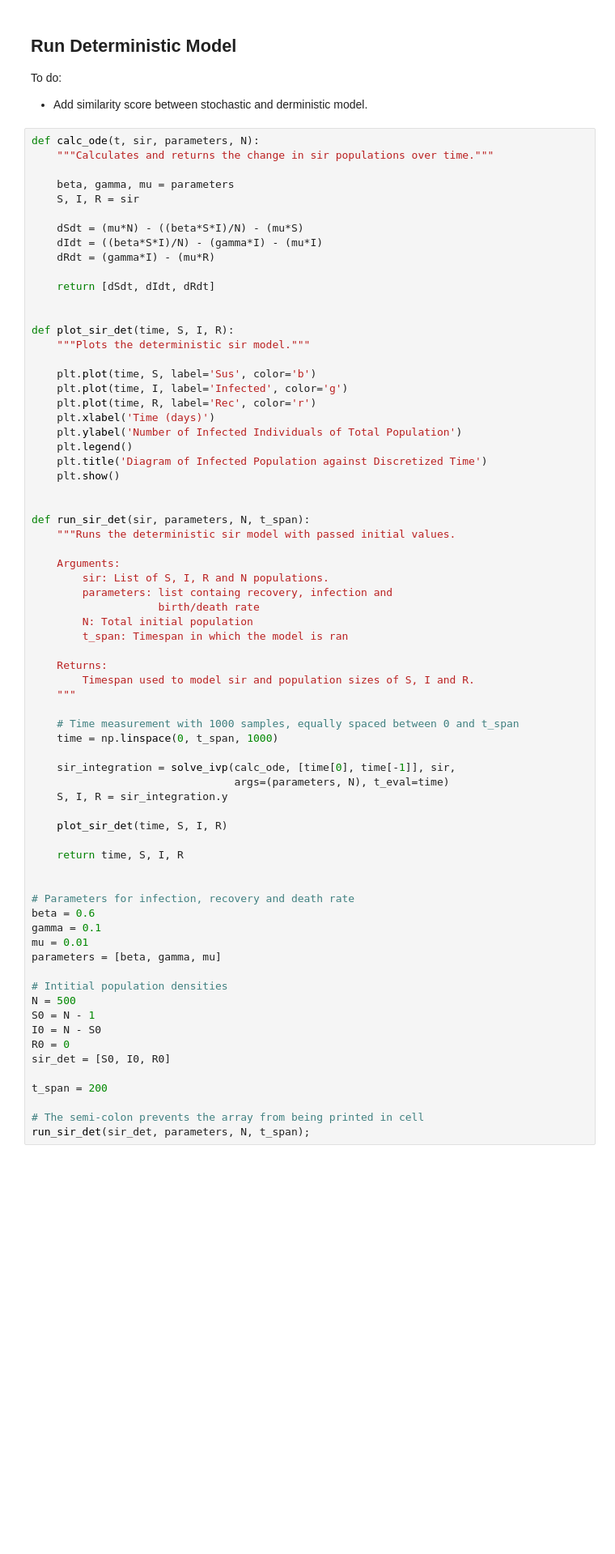
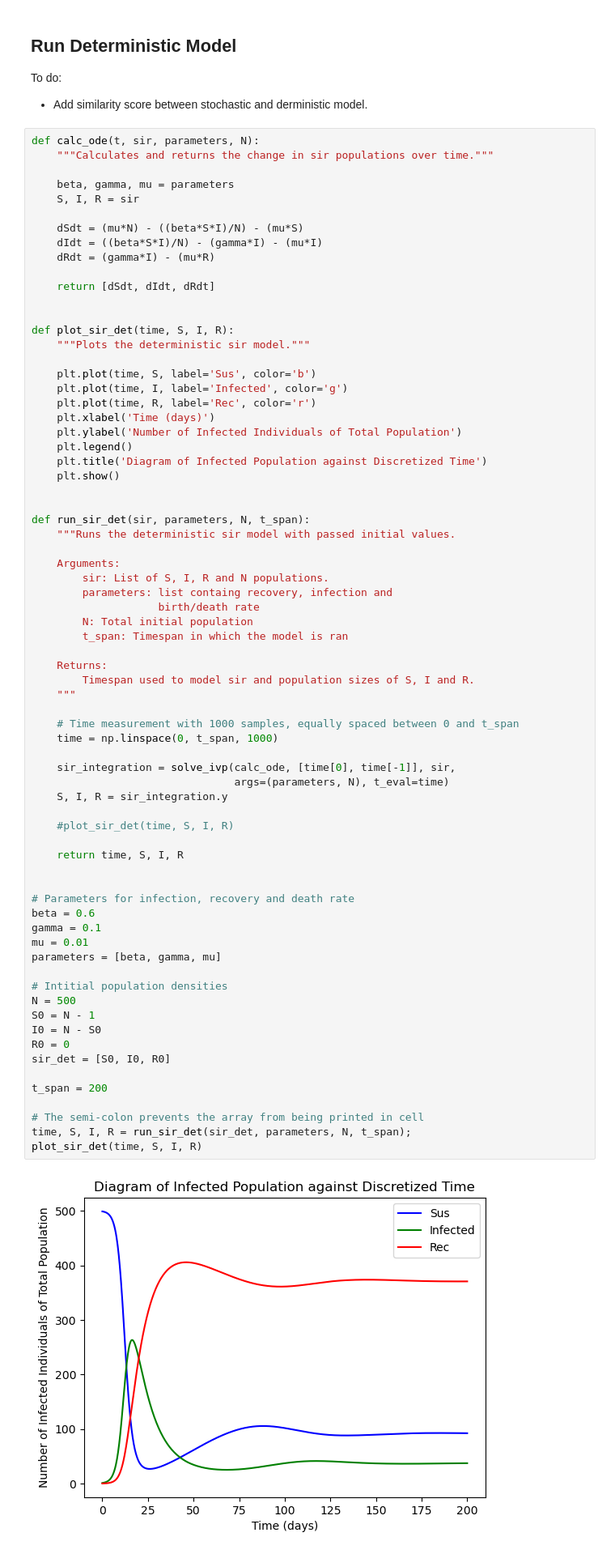
Before and after one commit to marv50/farv, a Jupyter notebook: Intro_Assifnment_2.ipynb, the cells around one changed output. Shown at 81% size. Cells and saved outputs as stored; diff of their text form; blank space fills up the shorter version.

```diff
--- a/Intro_Assifnment_2.ipynb
+++ b/Intro_Assifnment_2.ipynb
@@ -280,35 +282,38 @@ def run_sir_det(sir, parameters, N, t_span):
         Timespan used to model sir and population sizes of S, I and R.
     """
 
     # Time measurement with 1000 samples, equally spaced between 0 and t_span
     time = np.linspace(0, t_span, 1000)
 
     sir_integration = solve_ivp(calc_ode, [time[0], time[-1]], sir,
                                 args=(parameters, N), t_eval=time)
     S, I, R = sir_integration.y
 
-    plot_sir_det(time, S, I, R)
+    #plot_sir_det(time, S, I, R)
 
     return time, S, I, R
 
 
 # Parameters for infection, recovery and death rate
 beta = 0.6
 gamma = 0.1
 mu = 0.01
 parameters = [beta, gamma, mu]
 
 # Intitial population densities
 N = 500
 S0 = N - 1
 I0 = N - S0
 R0 = 0
 sir_det = [S0, I0, R0]
 
 t_span = 200
 
 # The semi-colon prevents the array from being printed in cell
-run_sir_det(sir_det, parameters, N, t_span);
+time, S, I, R = run_sir_det(sir_det, parameters, N, t_span);
+plot_sir_det(time, S, I, R)
+# %% [output]
+[figure, added]
 # %% [markdown]
 ## Look at variance
 
```
Also changed, not shown: parts of 14 cells of this notebook.
